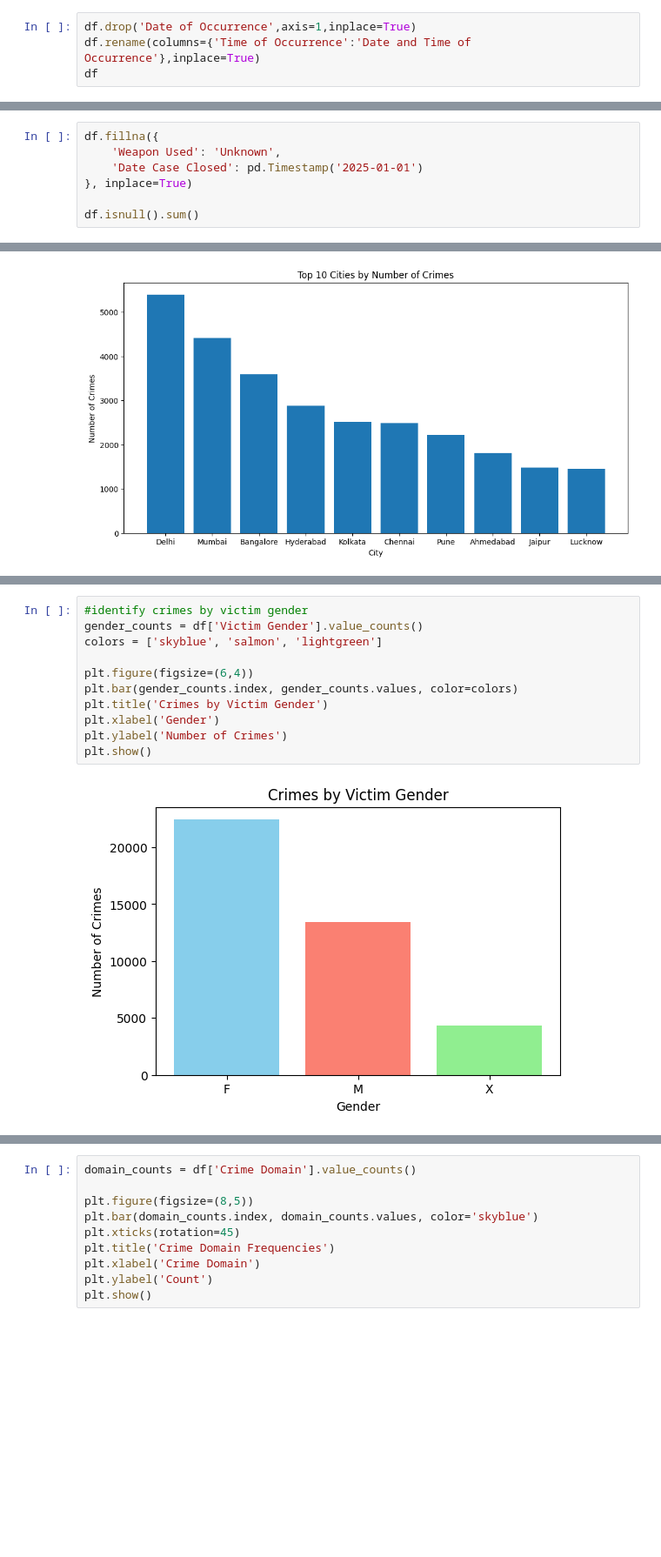
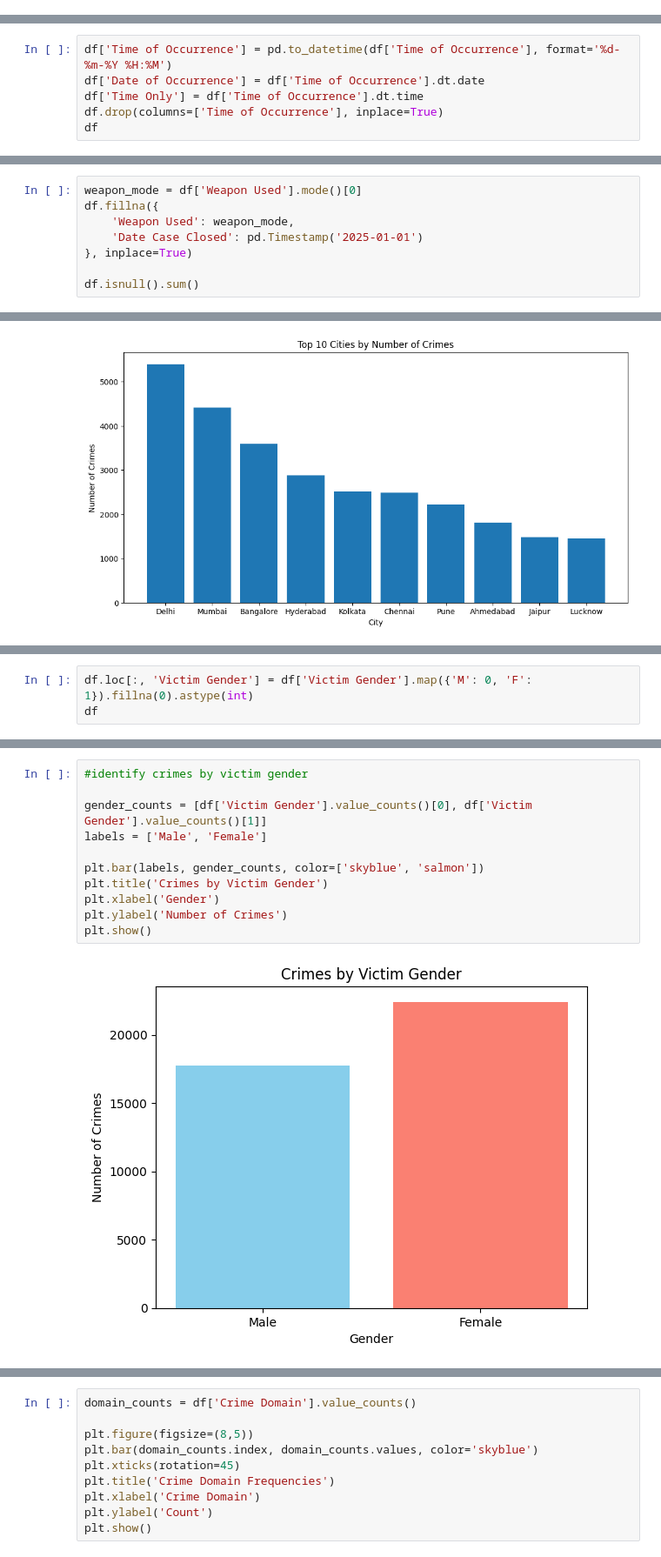
Before and after one commit to Manosree30/Indian_crimes, a Jupyter notebook: Indian_crimes_project.ipynb, the cells around one changed output, grey strips where cells are left out. Shown at 87% size. Drawn from its saved outputs; the diff is of its cells as text; blank space fills up the shorter version.

```diff
--- a/Indian_crimes_project.ipynb
+++ b/Indian_crimes_project.ipynb
@@ -62,5 +65 @@ Index(['Date Reported', 'Date of Occurrence', 'Time of Occurrence', 'City',
       dtype='object')
-# %%
-df.drop('Date of Occurrence',axis=1,inplace=True)
-df.rename(columns={'Time of Occurrence':'Date and Time of Occurrence'},inplace=True)
-df
@@ -80,0 +66,6 @@ df
+# %%
+df['Time of Occurrence'] = pd.to_datetime(df['Time of Occurrence'], format='%d-%m-%Y %H:%M')
+df['Date of Occurrence'] = df['Time of Occurrence'].dt.date
+df['Time Only'] = df['Time of Occurrence'].dt.time
+df.drop(columns=['Time of Occurrence'], inplace=True)
+df
@@ -129,7 +135,8 @@ df.isnull().sum()
 dtype: int64
 # %%
+weapon_mode = df['Weapon Used'].mode()[0]
 df.fillna({
-    'Weapon Used': 'Unknown',
+    'Weapon Used': weapon_mode,
     'Date Case Closed': pd.Timestamp('2025-01-01')
 }, inplace=True)
 
@@ -200,0 +210,3 @@ plt.show()
+# %%
+df.loc[:, 'Victim Gender'] = df['Victim Gender'].map({'M': 0, 'F': 1}).fillna(0).astype(int)
+df
@@ -201,13 +227,13 @@ plt.show()
 # %%
 #identify crimes by victim gender
-gender_counts = df['Victim Gender'].value_counts()
-colors = ['skyblue', 'salmon', 'lightgreen']
 
-plt.figure(figsize=(6,4))
-plt.bar(gender_counts.index, gender_counts.values, color=colors)
+gender_counts = [df['Victim Gender'].value_counts()[0], df['Victim Gender'].value_counts()[1]]
+labels = ['Male', 'Female']
+
+plt.bar(labels, gender_counts, color=['skyblue', 'salmon'])
 plt.title('Crimes by Victim Gender')
 plt.xlabel('Gender')
 plt.ylabel('Number of Crimes')
 plt.show()
 # %% [output]
-[figure, old version]
+[figure, new version]
```
Also changed, not shown: parts of 25 cells of this notebook.
